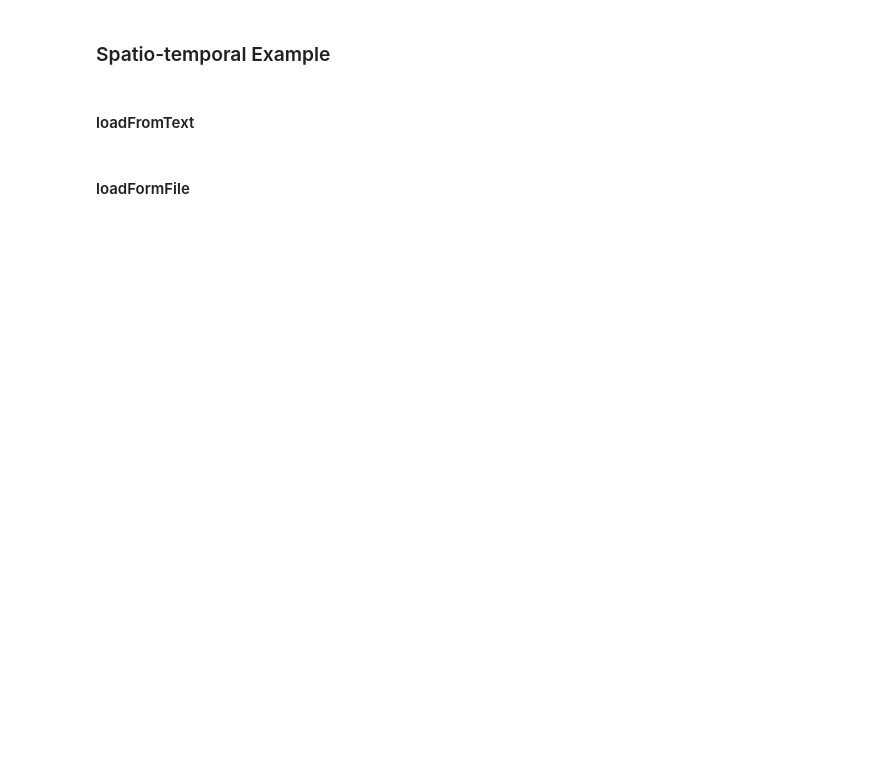
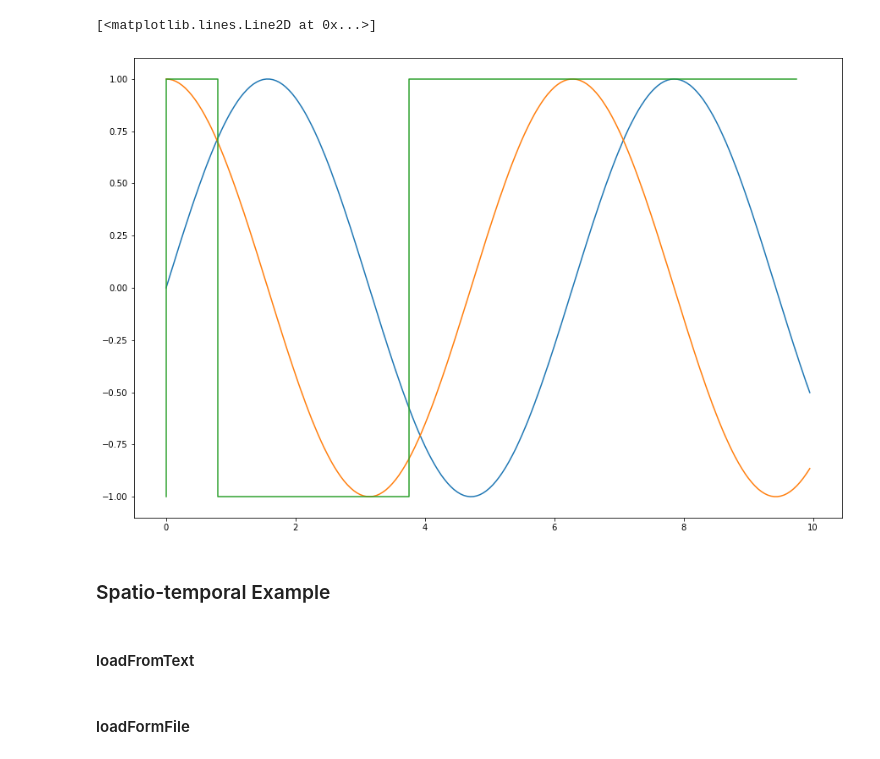
Before and after one commit to MoonLightSuite/moonlight, a Jupyter notebook: distribution_files/python/getting_started.ipynb, the cells around one changed output. Drawn from its saved outputs; the diff is of its cells as text; code cells hidden in the pictures; blank space fills up the shorter version.

Commit message:
comments on getting_started

```diff
--- a/distribution_files/python/getting_started.ipynb
+++ b/distribution_files/python/getting_started.ipynb
@@ -14,12 +31,19 @@ moonlightScript = ScriptLoader.loadFromText(script)
 # %%
-monitor = moonlightScript.getMonitor("future")
-time =list(np.arange(0,10,0.05))
-f1,f2 = np.sin(time),np.cos(time)
-space = list(zip(f1,f2))
-result = np.array(monitor.monitor(time,space))
+## STEP 4: getting the monitor associated with a target formula
+futureMonitor = moonlightScript.getMonitor("future");
+
+## STEP 5: monitor the signal
+signals = list(zip(f1,f2))
+result = futureMonitor.monitor(time,signals)
+arrayresults = np.array(futureMonitor.monitor(time,signals))
+
+plt.rcParams["figure.figsize"] = (15,10)
 plt.plot(time,f1)
 plt.plot(time,f2)
-plt.step(result[:,0],result[:,1])
+plt.step(arrayresults[:,0],arrayresults[:,1])
+# %% [output]
+[<matplotlib.lines.Line2D at 0x...>]
+[figure, added]
 # %%
 monitor = moonlightScript.getMonitor("past")
 time =list(np.arange(0,10,0.05))
```
Also changed, not shown: parts of 4 cells of this notebook.
